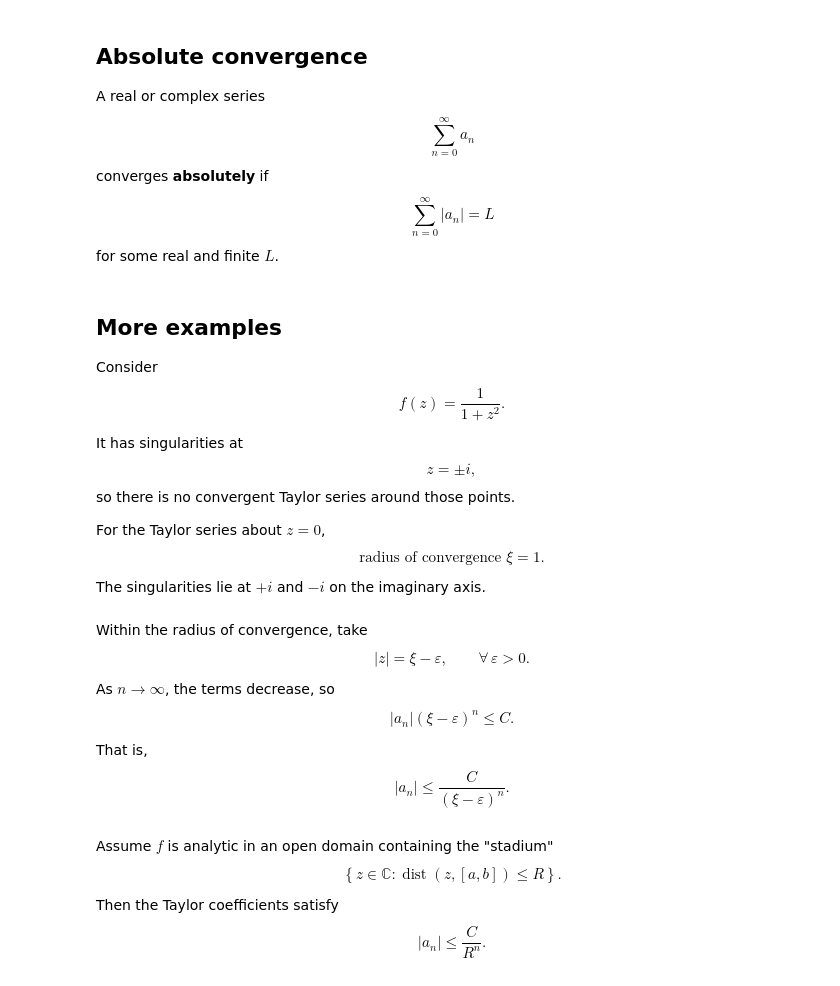
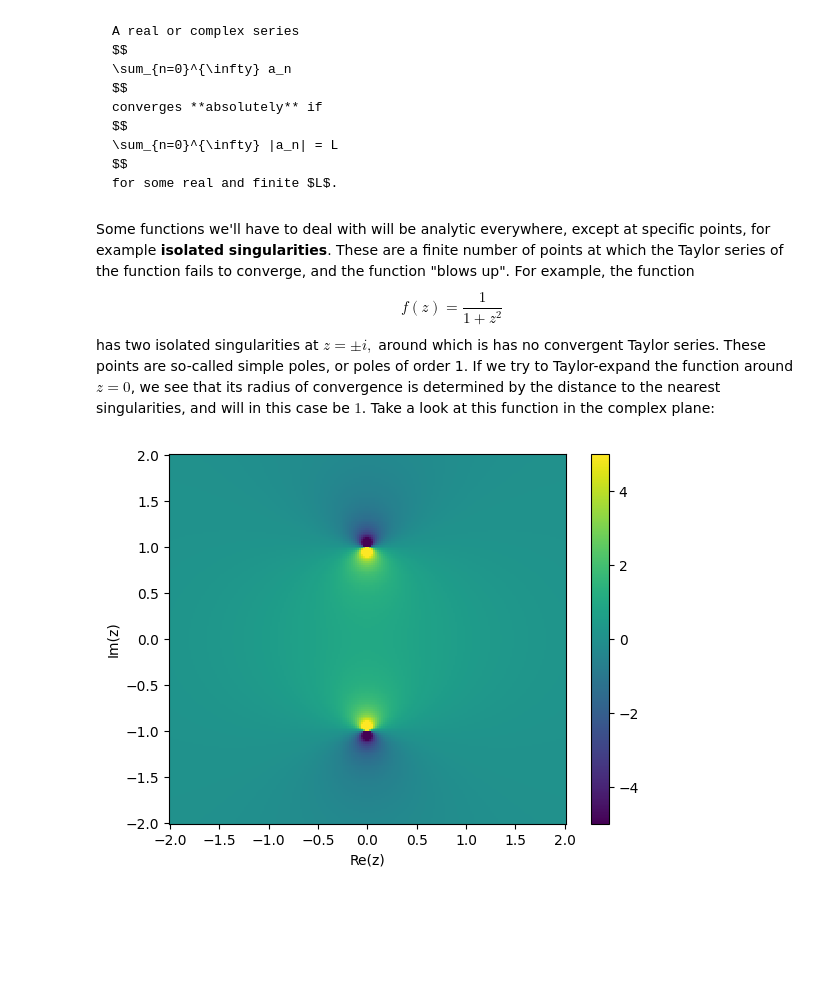
Before and after one commit to cu-comptools/fall2026, a Jupyter notebook: complex_analysis_notes.ipynb, the cells around one changed output. Cells and saved outputs as stored; diff of their text form; code cells hidden in the pictures; blank space fills up the shorter version.

Commit message:
Finished complex ana 101 notes

````diff
--- a/complex_analysis_notes.ipynb
+++ b/complex_analysis_notes.ipynb
@@ -36,6 +68,5 @@ Examples:
 # %% [markdown]
-## Absolute convergence
-
+```{admonition} Definition: Absolute convergence
 A real or complex series
 $$
 \sum_{n=0}^{\infty} a_n
@@ -45,52 +76,27 @@ $$
 \sum_{n=0}^{\infty} |a_n| = L
 $$
 for some real and finite $L$.
+```
 # %% [markdown]
-## More examples
-
-Consider
+Some functions we'll have to deal with will be analytic everywhere, except at specific points, for example **isolated singularities**. These are a finite number of points at which the Taylor series of the function fails to converge, and the function "blows up". For example, the function
 $$
-f(z) = \frac{1}{1+z^2}.
+f(z) = \frac{1}{1+z^2}
 $$
-
-It has singularities at
-$$
-z=\pm i,
-$$
-so there is no convergent Taylor series around those points.
-
-For the Taylor series about $z=0$,
-$$
-\text{radius of convergence } \xi = 1.
-$$
-
-The singularities lie at $+i$ and $-i$ on the imaginary axis.
+has two isolated singularities at $ z=\pm i,$ around which is has no convergent Taylor series. These points are so-called simple poles, or poles of order 1. If we try to Taylor-expand the function around $z = 0$, we see that its radius of convergence is determined by the distance to the nearest singularities, and will in this case be $1$. Take a look at this function in the complex plane:
 # %%
-# Surface plot for f(z) = 1 / (1 + z**2)
-# (code to be added)
+import matplotlib.pyplot as plt
+import numpy as np
+
+axisarr = np.linspace(-2, 2, 200)
+rearr, imarr = np.meshgrid(axisarr, axisarr)
+z = rearr + 1j*imarr
+f = lambda z: 1/(1+z**2)
+
+plt.figure()
+plt.pcolormesh(rearr, imarr, np.real(f(z)), vmin = -5, vmax = 5)
+plt.colorbar()
+plt.xlabel("Re(z)")
+plt.ylabel("Im(z)")
+plt.show()
+# %% [output]
+[figure, added]
-# %% [markdown]
-Within the radius of convergence, take
-$$
-|z| = \xi-\varepsilon,
-\qquad \forall\,\varepsilon>0.
-$$
-
-As $n\to\infty$, the terms decrease, so
-$$
-|a_n|(\xi-\varepsilon)^n \leq C.
-$$
-
-That is,
-$$
-|a_n| \leq \frac{C}{(\xi-\varepsilon)^n}.
-$$
-# %% [markdown]
-Assume $f$ is analytic in an open domain containing the "stadium"
-$$
-\left\{z\in\mathbb{C}: \operatorname{dist}(z,[a,b])\leq R\right\}.
-$$
-
-Then the Taylor coefficients satisfy
-$$
-|a_n| \leq \frac{C}{R^n}.
-$$
````
Also changed, not shown: parts of 7 cells of this notebook.
